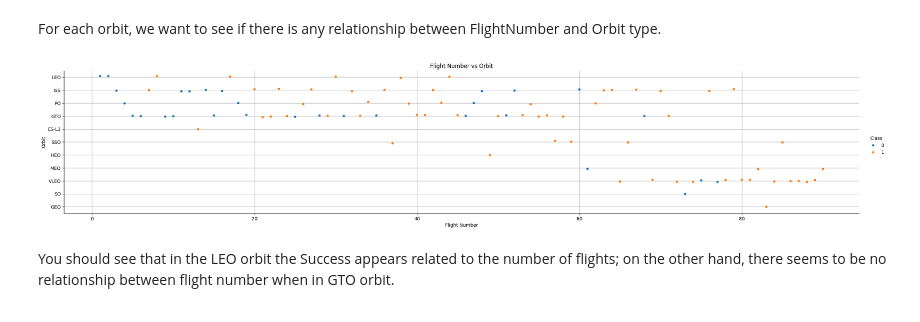
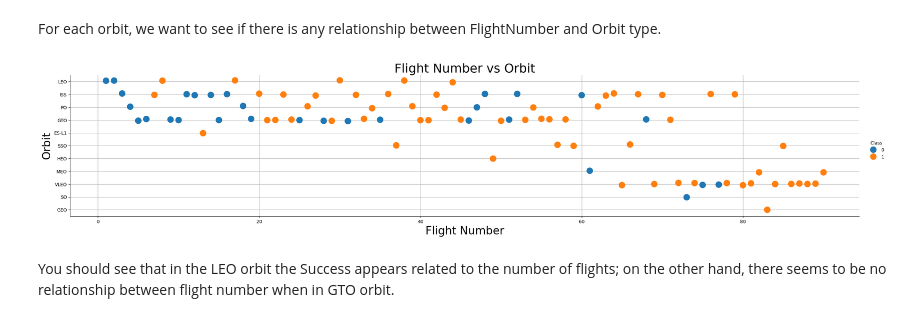
Before and after one commit to eveliinahampus/ibm-datascience, a Jupyter notebook: jupyter_labs_eda_dataviz.ipynb, the cells around one changed output. Drawn from its saved outputs; the diff is of its cells as text; code cells hidden in the pictures.

```diff
--- a/jupyter_labs_eda_dataviz.ipynb
+++ b/jupyter_labs_eda_dataviz.ipynb
@@ -138,14 +136,14 @@ Analyze the ploted bar chart try to find which orbits have high sucess rate.
 For each orbit, we want to see if there is any relationship between FlightNumber and Orbit type.
 # %%
 # Plot a scatter point chart with x axis to be FlightNumber and y axis to be the Orbit, and hue to be the class value
-sns.catplot(data=df, x='FlightNumber', y='Orbit',  hue="Class", aspect = 5)
-plt.title('Flight Number vs Orbit')
-plt.xlabel('Flight Number')
-plt.ylabel('Orbit')
+sns.catplot(data=df, x='FlightNumber', y='Orbit',  hue="Class", aspect = 5, s=200)
+plt.title('Flight Number vs Orbit', fontsize=27)
+plt.xlabel('Flight Number', fontsize=24)
+plt.ylabel('Orbit', fontsize=24)
 plt.grid(True)
 plt.show()
 # %% [output]
-[figure, old version]
+[figure, new version]
 # %% [markdown]
 You should see that in the LEO orbit the Success appears related to the number of flights; on the other hand, there seems to be no relationship between flight number when in GTO orbit.
 # %% [markdown]
```
Also changed, not shown: parts of 5 cells of this notebook.
